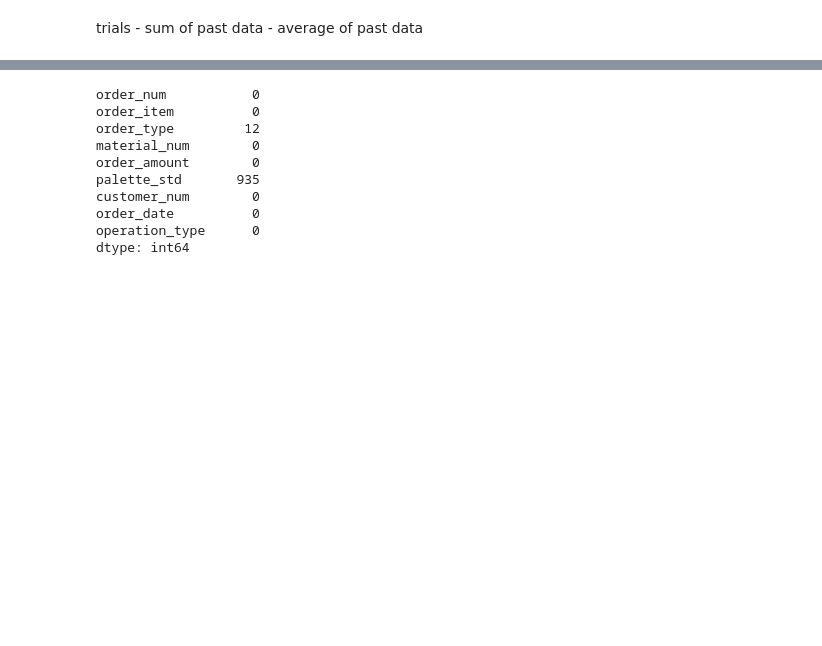
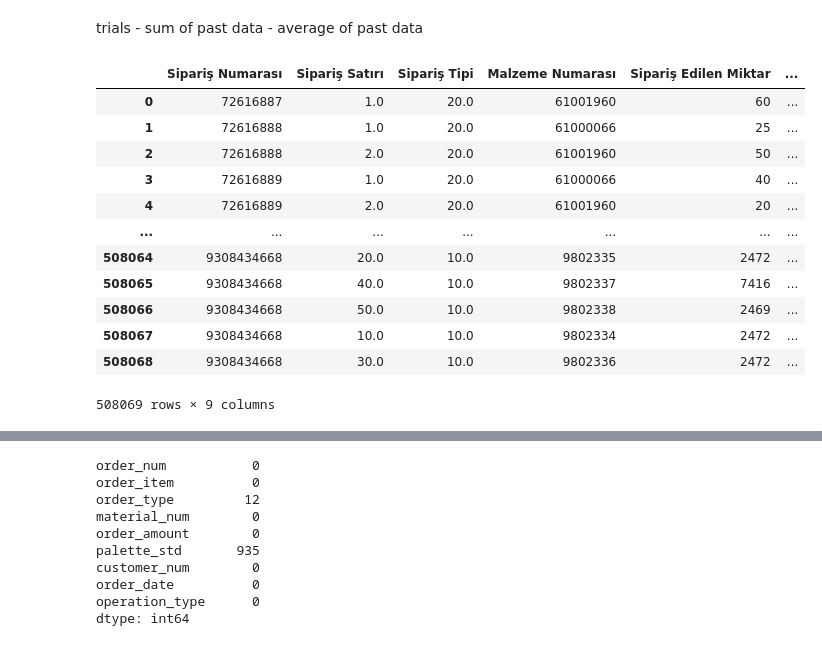
Before and after one commit to ihkaraman/dhl-datathon-21, a Jupyter notebook: data_prep_v1.ipynb, the cells around one changed output, grey strips where cells are left out. Saved outputs shown, nothing was run; the diff lists cells and outputs as text; code cells hidden in the pictures; blank space fills up the shorter version.

```diff
--- a/data_prep_v1.ipynb
+++ b/data_prep_v1.ipynb
@@ -29,6 +29,22 @@ import matplotlib.pyplot as plt
 import seaborn as sns
 # %%
 order_df = pd.read_csv('data/datathon_order.csv', parse_dates=['Sipariş Tarihi'])
+# %%
+order_df
+# %% [output]
+|  | Sipariş Numarası | Sipariş Satırı | Sipariş Tipi | Malzeme Numarası | Sipariş Edilen Miktar | ... |
+| 0 | 72616887 | 1.0 | 20.0 | 61001960 | 60 | ... |
+| 1 | 72616888 | 1.0 | 20.0 | 61000066 | 25 | ... |
+| 2 | 72616888 | 2.0 | 20.0 | 61001960 | 50 | ... |
+| 3 | 72616889 | 1.0 | 20.0 | 61000066 | 40 | ... |
+| 4 | 72616889 | 2.0 | 20.0 | 61001960 | 20 | ... |
+| ... | ... | ... | ... | ... | ... | ... |
+| 508064 | 9308434668 | 20.0 | 10.0 | 9802335 | 2472 | ... |
+| 508065 | 9308434668 | 40.0 | 10.0 | 9802337 | 7416 | ... |
+| 508066 | 9308434668 | 50.0 | 10.0 | 9802338 | 2469 | ... |
+| 508067 | 9308434668 | 10.0 | 10.0 | 9802334 | 2472 | ... |
+| 508068 | 9308434668 | 30.0 | 10.0 | 9802336 | 2472 | ... |
+508069 rows × 9 columns
 # %%
 order_df.columns = ['order_num', 'order_item', 'order_type', 'material_num', 'order_amount',
                     'palette_std', 'customer_num', 'order_date', 'operation_type']
```
Also changed, not shown: parts of 2 cells of this notebook, 1 other file.
